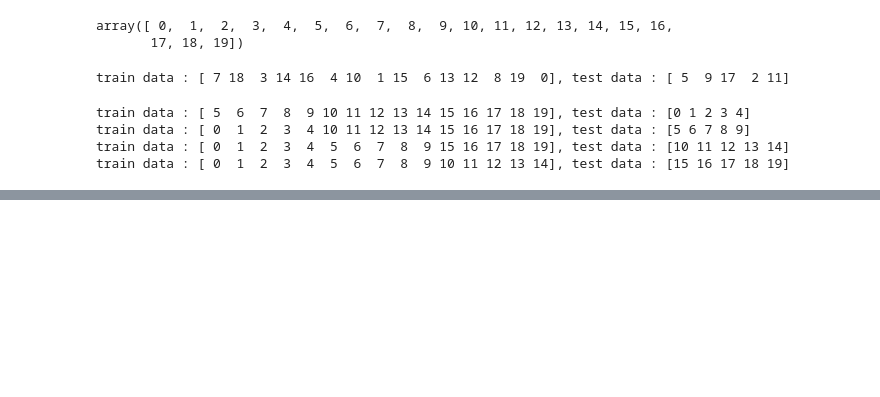
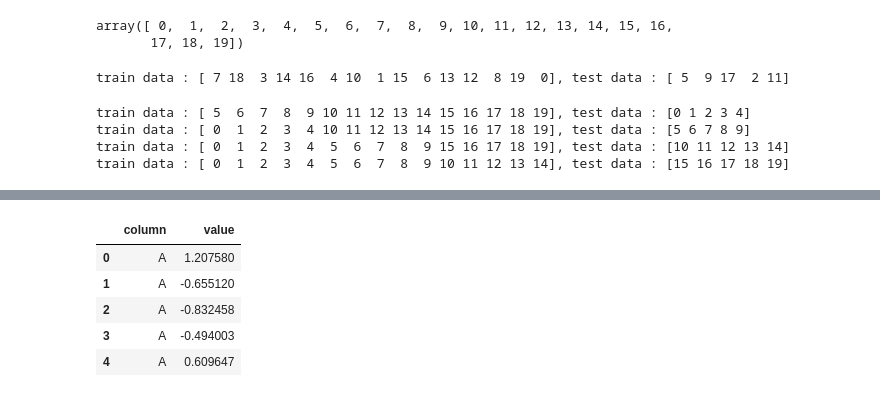
Before and after one commit to rubinkim/public_data, a Jupyter notebook: chapter_07/ch07_scikit-learn.ipynb, the cells around one changed output, grey strips where cells are left out. Cells and saved outputs as stored; diff of their text form; code cells hidden in the pictures; blank space fills up the shorter version.

```diff
--- a/chapter_07/ch07_scikit-learn.ipynb
+++ b/chapter_07/ch07_scikit-learn.ipynb
@@ -102,0 +135,10 @@ fig
+# %%
+data_melt = pd.melt(frame=data, value_vars=["A","B","C","D","E"], var_name="column", value_name="value")
+data_melt.head()
+# %% [output]
+|  | column | value |
+| 0 | A | 1.207580 |
+| 1 | A | -0.655120 |
+| 2 | A | -0.832458 |
+| 3 | A | -0.494003 |
+| 4 | A | 0.609647 |
```
Also changed, not shown: parts of 13 cells of this notebook.
